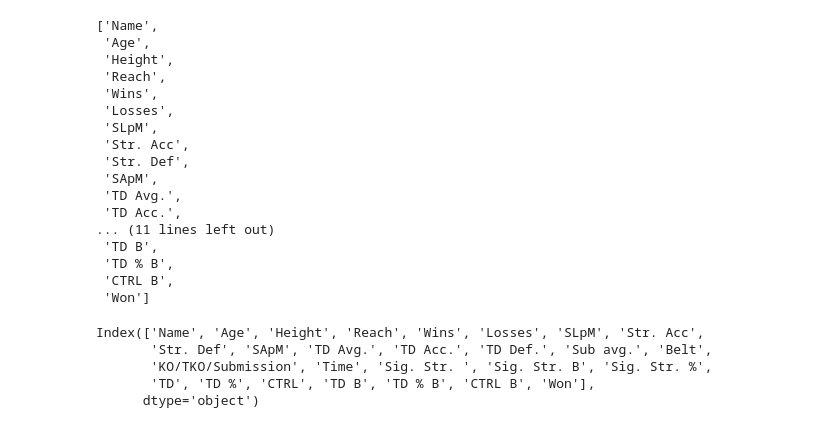
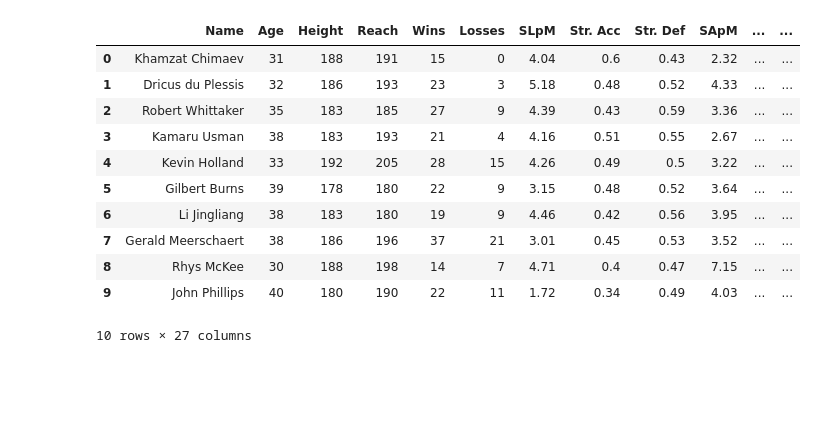
Before and after one commit to victorvmm/PredictUFC328, a Jupyter notebook: src/DataCleaning.ipynb, the cells around one changed output. Drawn from its saved outputs; the diff is of its cells as text; code cells hidden in the pictures; blank space fills up the shorter version.

Commit message:
Continuando data preparation, arrumar índice fora do limite.

```diff
--- a/src/DataCleaning.ipynb
+++ b/src/DataCleaning.ipynb
@@ -57,41 +57,33 @@ StricklandFight
 | 21 | Santiago Ponzinibbio | 0 | 0 | 15.0 | 44 | 50 | 0.26 | 2 | 0.50 | ... |
 | 22 | Luke Barnatt | 0 | 0 | 15.0 | 48 | 44 | 0.29 | 1 | 0.33 | ... |
 | 23 | Robert McDaniel | 0 | 1 | 4.5 | 20 | 4 | 0.57 | 1 | 0.50 | ... |
-# %%
-linhas = list(fighters.columns) + [col for col in ChimaevFight.columns if col != 'Fight']
-linhas
-# %% [output]
-['Name',
- 'Age',
- 'Height',
- 'Reach',
- 'Wins',
- 'Losses',
- 'SLpM',
- 'Str. Acc',
- 'Str. Def',
- 'SApM',
- 'TD Avg.',
- 'TD Acc.',
-... (11 lines left out)
- 'TD B',
- 'TD % B',
- 'CTRL B',
- 'Won']
 # %%
 ChimaevDS = fighters[fighters['Name'] == 'Khamzat Chimaev']
+StricklandDS = fighters[fighters['Name'] == 'Sean Strickland']
+
 for i in range(1,14):
     ChimaevDS.insert(i+13, ChimaevFight.columns[i], 0)
-
-ChimaevDS.columns
+    StricklandDS.insert(i+13, StricklandFight.columns[i], 0)
-# %% [output]
-Index(['Name', 'Age', 'Height', 'Reach', 'Wins', 'Losses', 'SLpM', 'Str. Acc',
-       'Str. Def', 'SApM', 'TD Avg.', 'TD Acc.', 'TD Def.', 'Sub avg.', 'Belt',
-       'KO/TKO/Submission', 'Time', 'Sig. Str. ', 'Sig. Str. B', 'Sig. Str. %',
-       'TD', 'TD %', 'CTRL', 'TD B', 'TD % B', 'CTRL B', 'Won'],
-      dtype='object')
 # %%
+columns_names = list(fighters.columns) + [col for col in ChimaevFight.columns if col != 'Fight']
+
 for i in range(0, 9):
-    for j in range(0, 14):
+    data = list(fighters.iloc[i+1, :]) + list(ChimaevFight.iloc[i, 1::])
+    dataframe = pd.DataFrame(data, index=columns_names).transpose()
+    ChimaevDS = pd.concat([ChimaevDS, dataframe])
 
-    ChimaevDS.loc[-1] = fighters[linha[0]]
+ChimaevDS = ChimaevDS.reset_index(drop=True)
+ChimaevDS
+# %% [output]
+|  | Name | Age | Height | Reach | Wins | Losses | SLpM | Str. Acc | Str. Def | SApM | ... | ... |
+| 0 | Khamzat Chimaev | 31 | 188 | 191 | 15 | 0 | 4.04 | 0.6 | 0.43 | 2.32 | ... | ... |
+| 1 | Dricus du Plessis | 32 | 186 | 193 | 23 | 3 | 5.18 | 0.48 | 0.52 | 4.33 | ... | ... |
+| 2 | Robert Whittaker | 35 | 183 | 185 | 27 | 9 | 4.39 | 0.43 | 0.59 | 3.36 | ... | ... |
+| 3 | Kamaru Usman | 38 | 183 | 193 | 21 | 4 | 4.16 | 0.51 | 0.55 | 2.67 | ... | ... |
+| 4 | Kevin Holland | 33 | 192 | 205 | 28 | 15 | 4.26 | 0.49 | 0.5 | 3.22 | ... | ... |
+| 5 | Gilbert Burns | 39 | 178 | 180 | 22 | 9 | 3.15 | 0.48 | 0.52 | 3.64 | ... | ... |
+| 6 | Li Jingliang | 38 | 183 | 180 | 19 | 9 | 4.46 | 0.42 | 0.56 | 3.95 | ... | ... |
+| 7 | Gerald Meerschaert | 38 | 186 | 196 | 37 | 21 | 3.01 | 0.45 | 0.53 | 3.52 | ... | ... |
+| 8 | Rhys McKee | 30 | 188 | 198 | 14 | 7 | 4.71 | 0.4 | 0.47 | 7.15 | ... | ... |
+| 9 | John Phillips | 40 | 180 | 190 | 22 | 11 | 1.72 | 0.34 | 0.49 | 4.03 | ... | ... |
+10 rows × 27 columns
```
Also changed, not shown: parts of 3 cells of this notebook, 2 other files.
